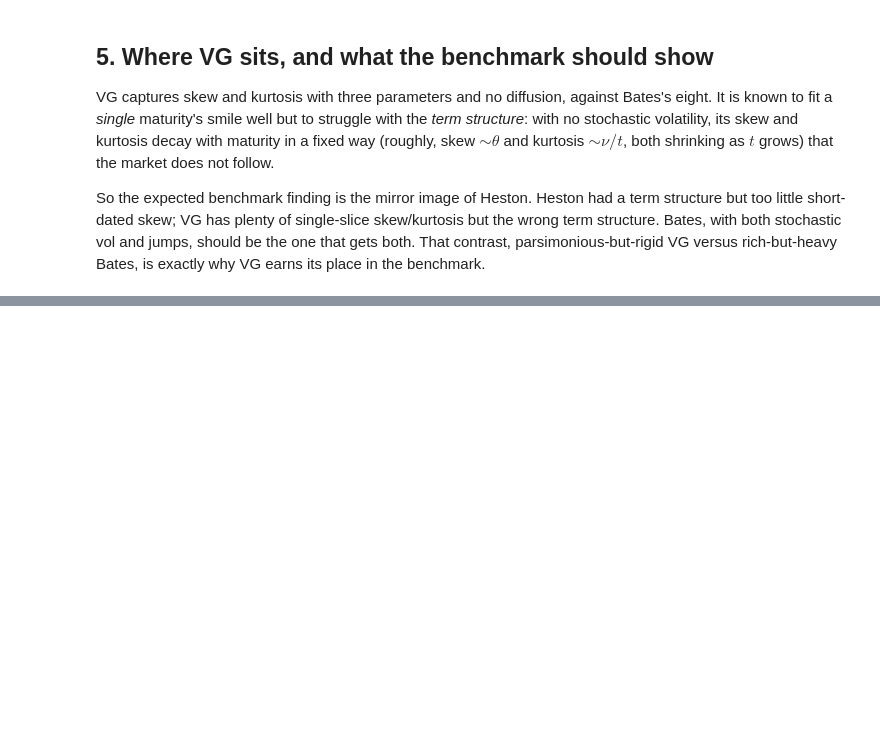
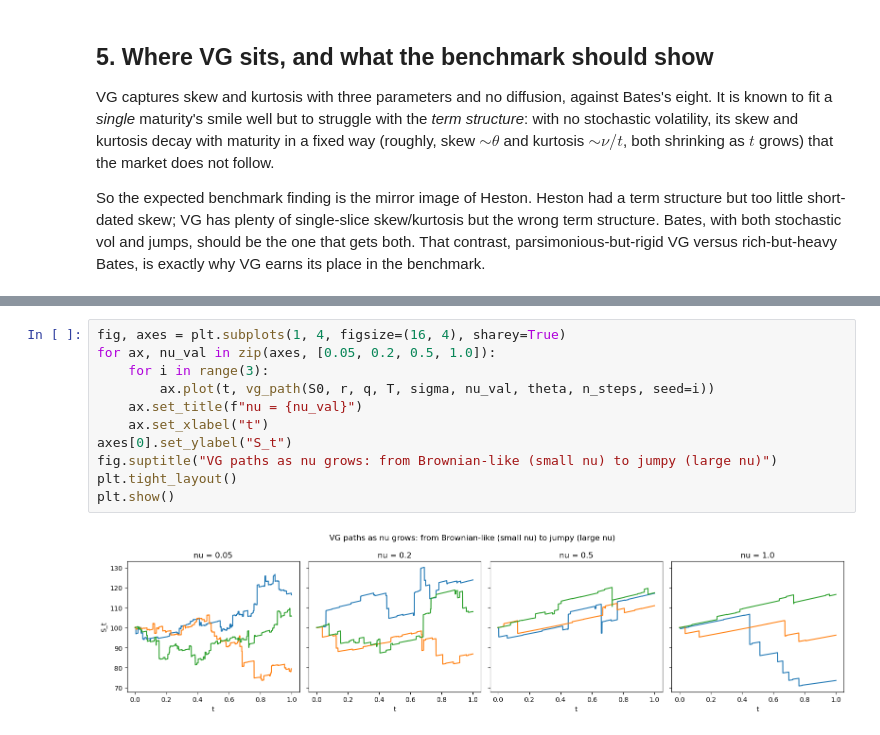
Before and after one commit to Kunvuthi/quant-project, a Jupyter notebook: notebooks/15_variance_gamma_model.ipynb, the cells around one changed output, grey strips where cells are left out. Drawn from its saved outputs; the diff is of its cells as text; blank space fills up the shorter version.

```diff
--- a/notebooks/15_variance_gamma_model.ipynb
+++ b/notebooks/15_variance_gamma_model.ipynb
@@ -175,0 +254,13 @@ import matplotlib.pyplot as plt
+# %%
+fig, axes = plt.subplots(1, 4, figsize=(16, 4), sharey=True)
+for ax, nu_val in zip(axes, [0.05, 0.2, 0.5, 1.0]):
+    for i in range(3):
+        ax.plot(t, vg_path(S0, r, q, T, sigma, nu_val, theta, n_steps, seed=i))
+    ax.set_title(f"nu = {nu_val}")
+    ax.set_xlabel("t")
+axes[0].set_ylabel("S_t")
+fig.suptitle("VG paths as nu grows: from Brownian-like (small nu) to jumpy (large nu)")
+plt.tight_layout()
+plt.show()
+# %% [output]
+[figure, added]
```
Also changed, not shown: parts of 10 cells of this notebook.
